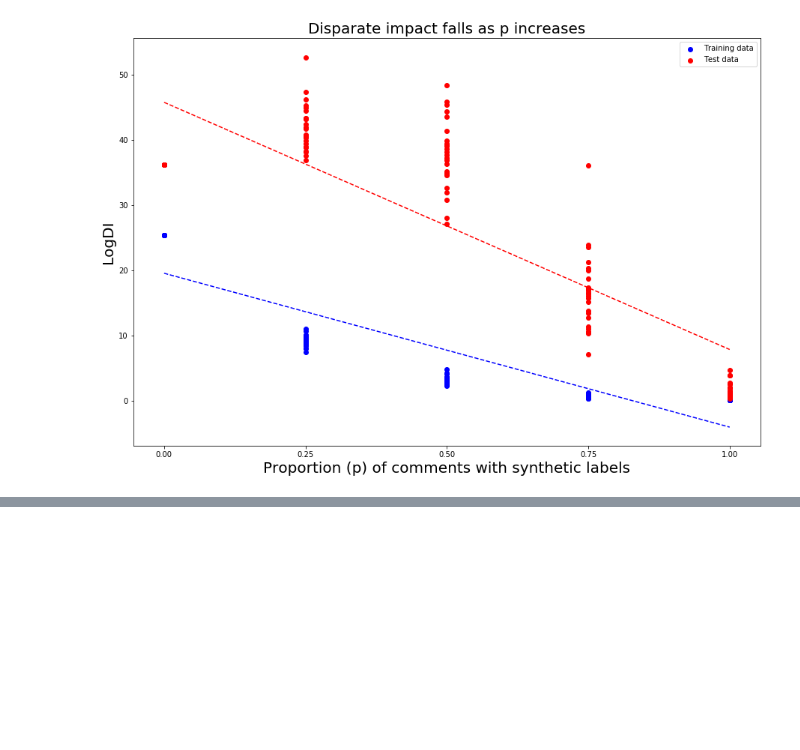
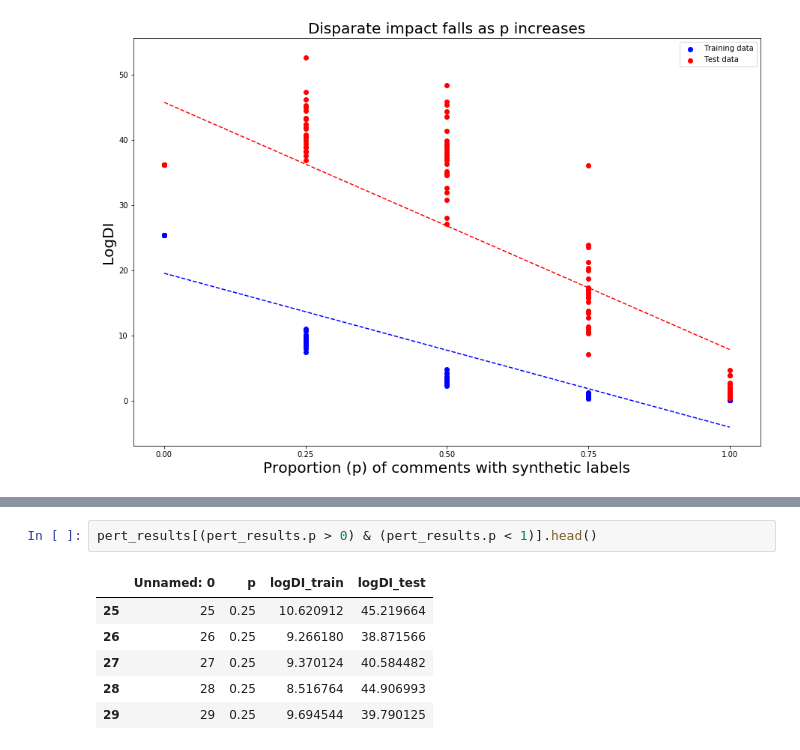
Before and after one commit to nehargupta/cs590_privacy_fairness, a Jupyter notebook: perturbations_graph1206.ipynb, the cells around one changed output, grey strips where cells are left out. Drawn from its saved outputs; the diff is of its cells as text; blank space fills up the shorter version.

```diff
--- a/perturbations_graph1206.ipynb
+++ b/perturbations_graph1206.ipynb
@@ -40,0 +40,9 @@ plt.show()
+# %%
+pert_results[(pert_results.p > 0) & (pert_results.p < 1)].head()
+# %% [output]
+|  | Unnamed: 0 | p | logDI_train | logDI_test |
+| 25 | 25 | 0.25 | 10.620912 | 45.219664 |
+| 26 | 26 | 0.25 | 9.266180 | 38.871566 |
+| 27 | 27 | 0.25 | 9.370124 | 40.584482 |
+| 28 | 28 | 0.25 | 8.516764 | 44.906993 |
+| 29 | 29 | 0.25 | 9.694544 | 39.790125 |
```
Also changed, not shown: parts of 5 cells of this notebook, 1 other file.
